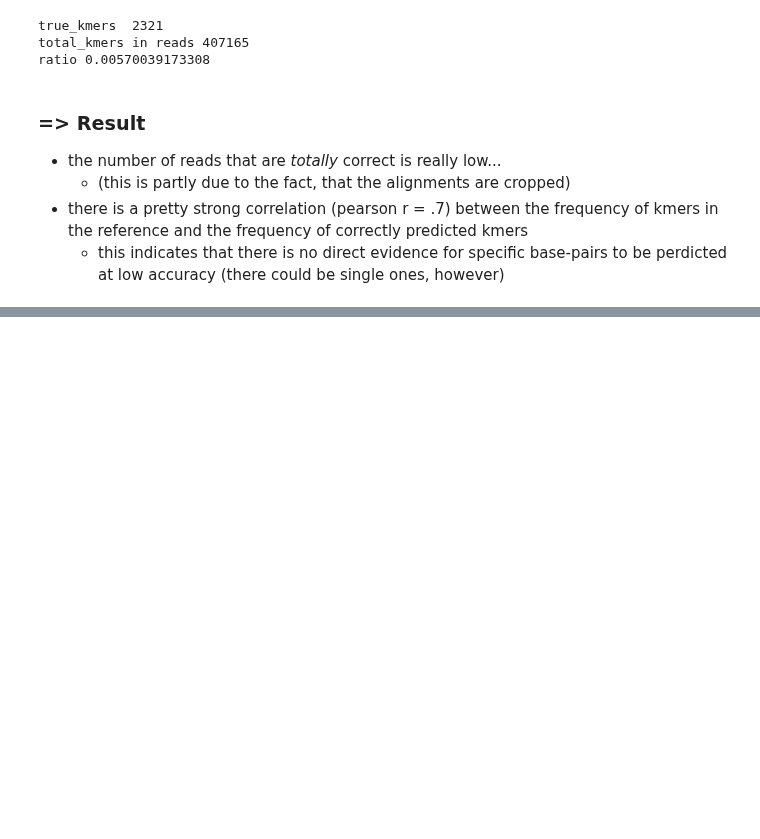
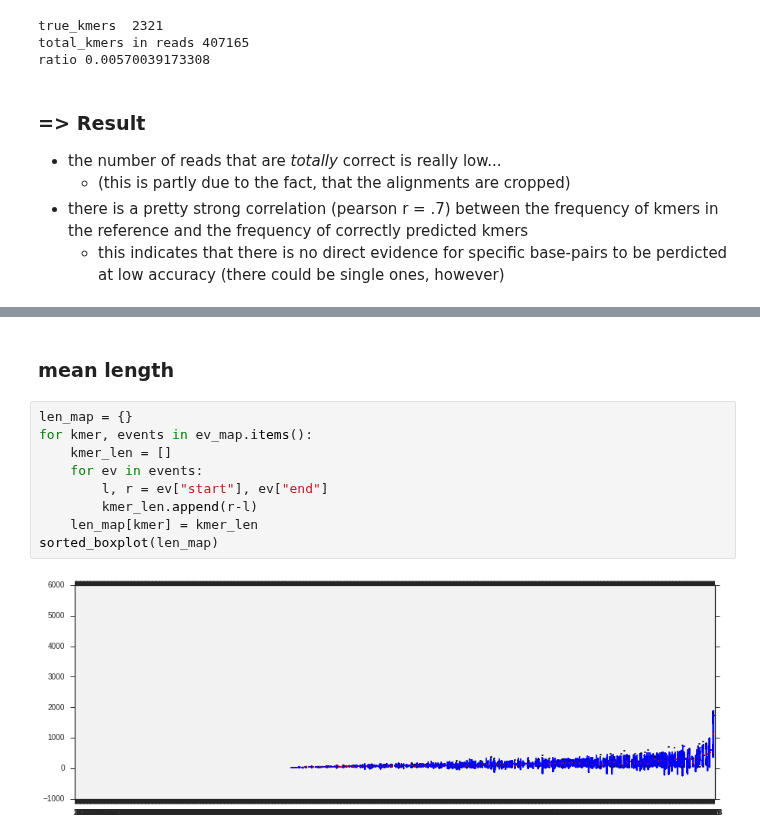
Before and after one commit to grst/nanopore-notebooks, a Jupyter notebook: notebooks/kmer analysis.ipynb, the cells around one changed output, grey strips where cells are left out. Cells and saved outputs as stored; diff of their text form; blank space fills up the shorter version.

```diff
--- a/notebooks/kmer analysis.ipynb
+++ b/notebooks/kmer analysis.ipynb
@@ -316,0 +355,13 @@ ratio 0.00570039173308
+# %% [markdown]
+### mean length
+# %%
+len_map = {}
+for kmer, events in ev_map.items():
+    kmer_len = []
+    for ev in events:
+        l, r = ev["start"], ev["end"]
+        kmer_len.append(r-l)
+    len_map[kmer] = kmer_len
+sorted_boxplot(len_map)
+# %% [output]
+[figure, added]
```
Also changed, not shown: parts of 8 cells of this notebook.
